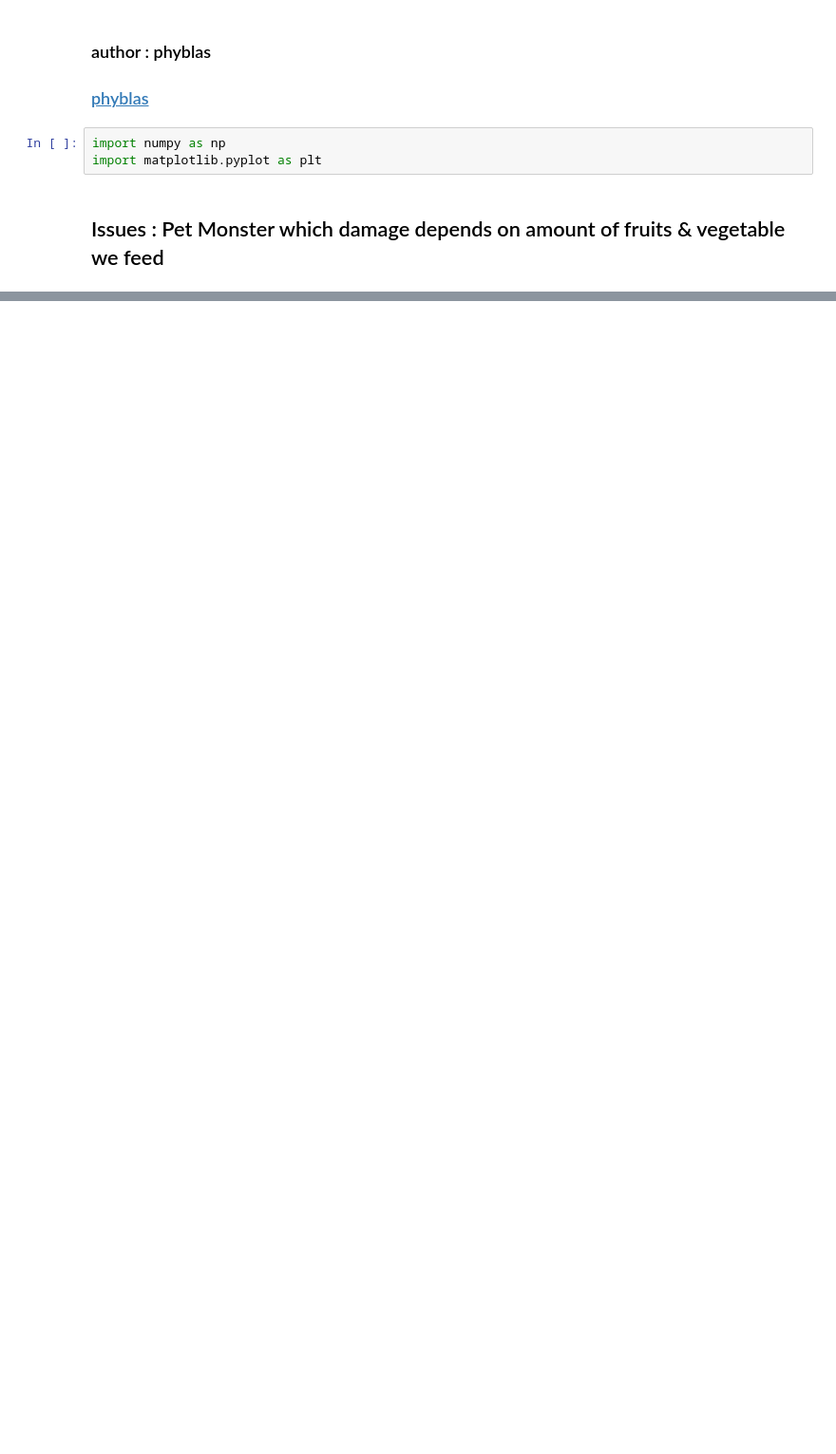
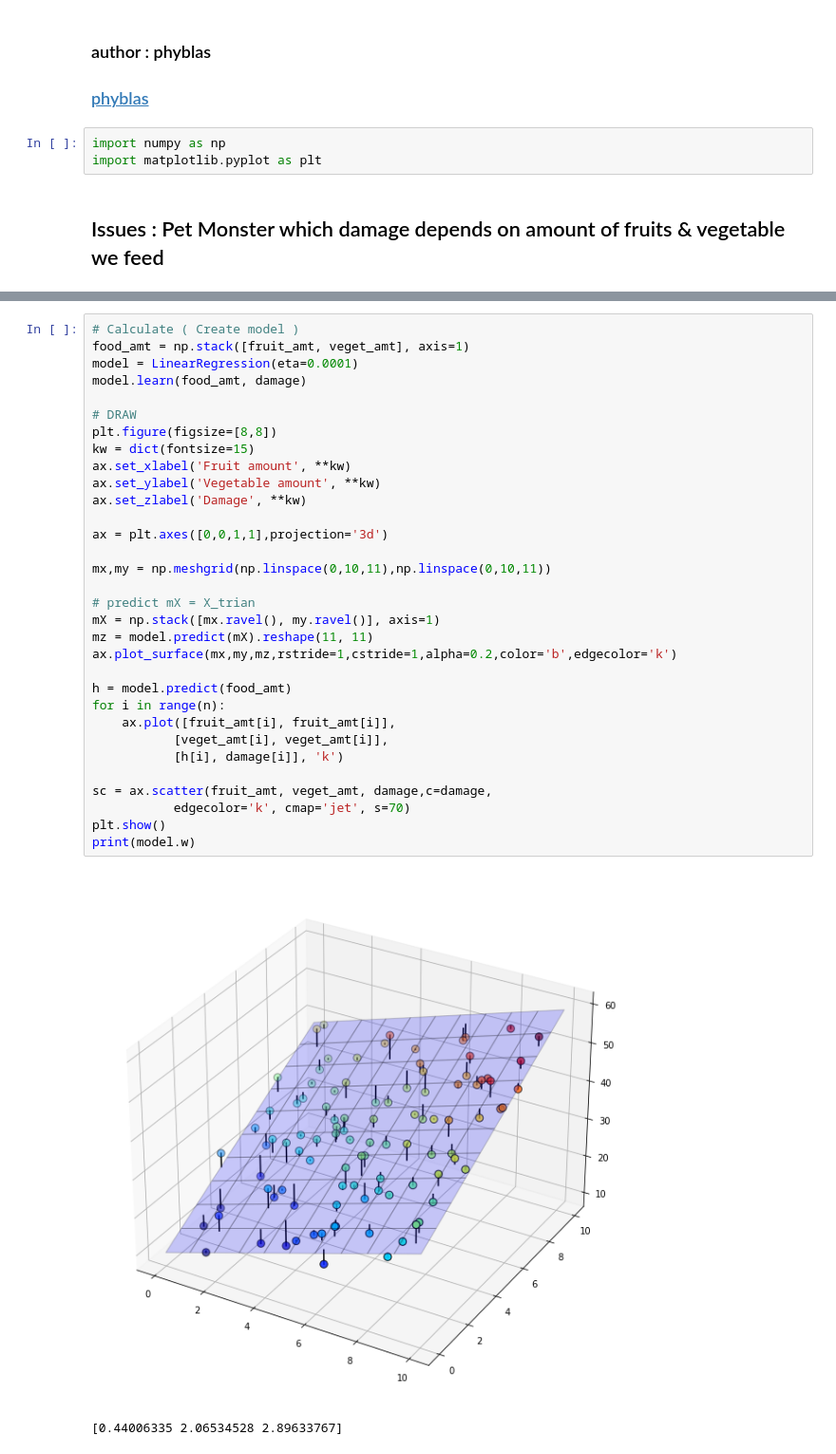
Before and after one commit to Yayawak/Machine-learner, a Jupyter notebook: Sklearn learn/Regression/Gradient descent/Mulitvaraible features.ipynb, the cells around one changed output, grey strips where cells are left out. Shown at 95% size. Cells and saved outputs as stored; diff of their text form; blank space fills up the shorter version.

```diff
--- a/Sklearn learn/Regression/Gradient descent/Mulitvaraible features.ipynb
+++ b/Sklearn learn/Regression/Gradient descent/Mulitvaraible features.ipynb
@@ -41,0 +207,35 @@ plt.show()
+# %%
+# Calculate ( Create model )
+food_amt = np.stack([fruit_amt, veget_amt], axis=1)
+model = LinearRegression(eta=0.0001)
+model.learn(food_amt, damage)
+
+# DRAW
+plt.figure(figsize=[8,8])
+kw = dict(fontsize=15)
+ax.set_xlabel('Fruit amount', **kw)
+ax.set_ylabel('Vegetable amount', **kw)
+ax.set_zlabel('Damage', **kw)
+
+ax = plt.axes([0,0,1,1],projection='3d')
+
+mx,my = np.meshgrid(np.linspace(0,10,11),np.linspace(0,10,11))
+
+# predict mX = X_trian
+mX = np.stack([mx.ravel(), my.ravel()], axis=1)
+mz = model.predict(mX).reshape(11, 11)
+ax.plot_surface(mx,my,mz,rstride=1,cstride=1,alpha=0.2,color='b',edgecolor='k')
+
+h = model.predict(food_amt)
+for i in range(n):
+    ax.plot([fruit_amt[i], fruit_amt[i]],
+           [veget_amt[i], veget_amt[i]],
+           [h[i], damage[i]], 'k')
+
+sc = ax.scatter(fruit_amt, veget_amt, damage,c=damage,
+           edgecolor='k', cmap='jet', s=70)
+plt.show()
+print(model.w)
+# %% [output]
+[figure, added]
+[0.44006335 2.06534528 2.89633767]
```
Also changed, not shown: parts of 19 cells of this notebook.
